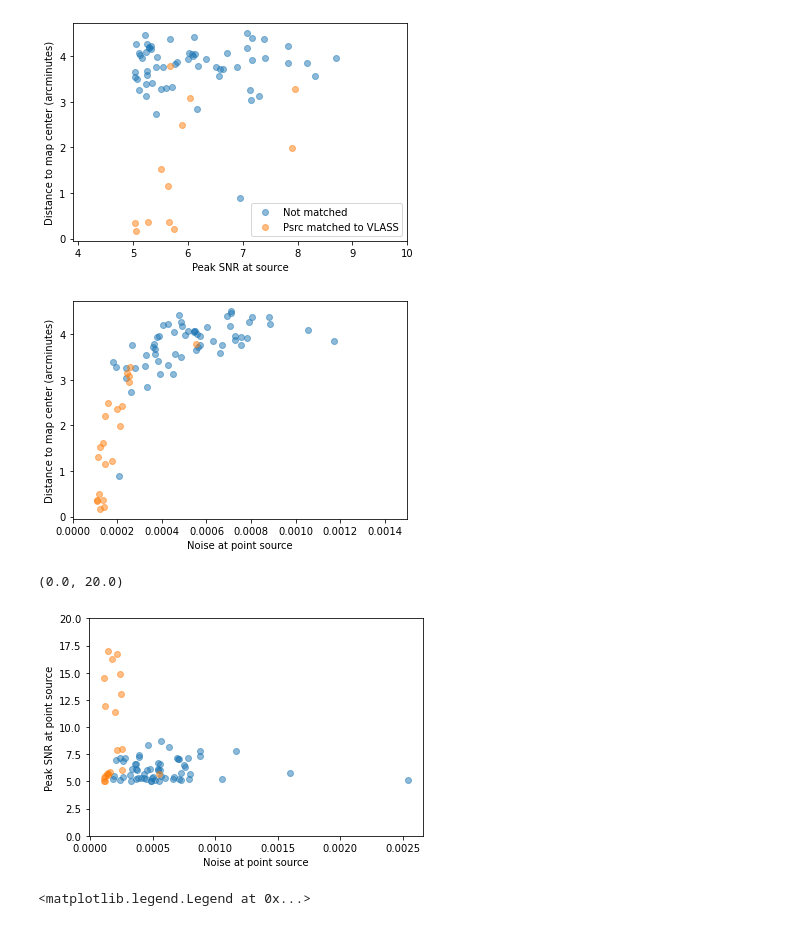
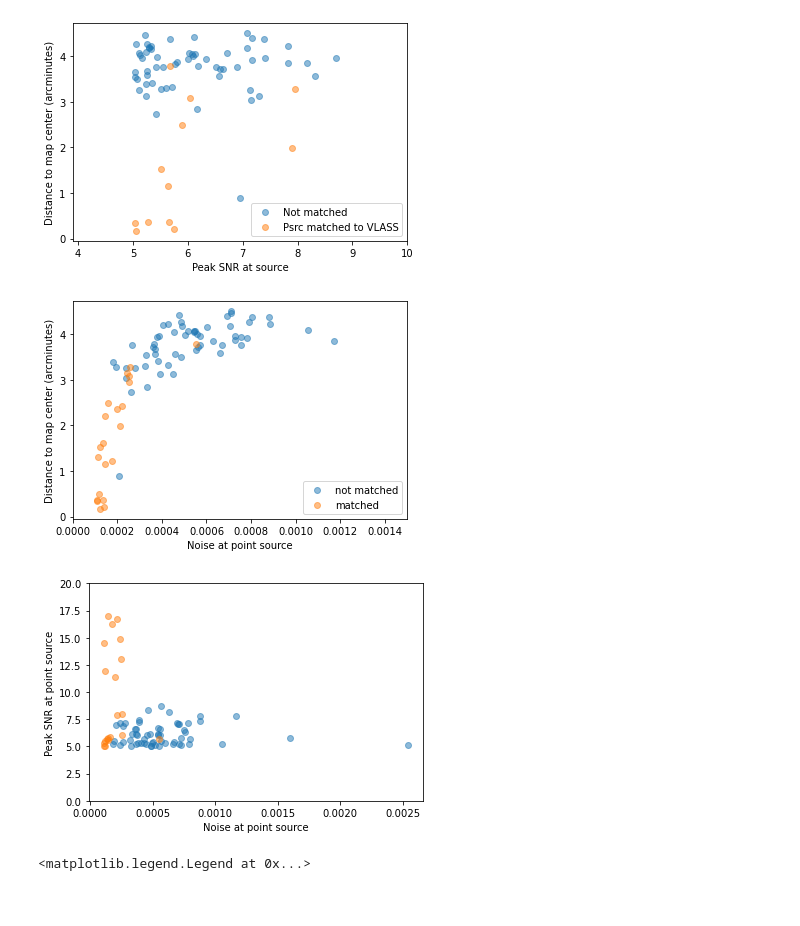
Before and after one commit to karenperezsarmiento/mmpsrc_project, a Jupyter notebook: jupyter_nb/PSRC finder statistics.ipynb, the cells around one changed output. Drawn from its saved outputs; the diff is of its cells as text; code cells hidden in the pictures.

```diff
--- a/jupyter_nb/PSRC finder statistics.ipynb
+++ b/jupyter_nb/PSRC finder statistics.ipynb
@@ -92,22 +92,23 @@ plt.savefig("../analysis_plots/amp_snr_vs_dist_matched_unmatched.png")
 # %% [output]
 [figure]
 # %%
-plt.scatter(f_unmatched["noise_ps_x"],f_unmatched["dist_center_radians_x"]*180/np.pi*60,alpha=0.5)
-plt.scatter(f_matched["noise_ps"],f_matched["dist_center_radians"]*180/np.pi*60,alpha=0.5)
+plt.scatter(f_unmatched["noise_ps_x"],f_unmatched["dist_center_radians_x"]*180/np.pi*60,alpha=0.5,label="not matched")
+plt.scatter(f_matched["noise_ps"],f_matched["dist_center_radians"]*180/np.pi*60,alpha=0.5,label="matched")
 plt.xlabel("Noise at point source")
 plt.ylabel("Distance to map center (arcminutes)")
 plt.xlim(0,0.0015)
+plt.legend()
 plt.savefig("../analysis_plots/noise_at_ps_vs_dist_matched_unmatched.png")
 # %% [output]
-[figure, old version]
+[figure, new version]
 # %%
-plt.scatter(np.abs(f_unmatched["noise_ps_x"]),f_unmatched["amp_snr_x"],alpha=0.5)
-plt.scatter(np.abs(f_matched["noise_ps"]),f_matched["amp_snr"],alpha=0.5)
+plt.scatter(np.abs(f_unmatched["noise_ps_x"]),f_unmatched["amp_snr_x"],alpha=0.5,label="not matched")
+plt.scatter(np.abs(f_matched["noise_ps"]),f_matched["amp_snr"],alpha=0.5,label="matched")
 plt.xlabel("Noise at point source")
 plt.ylabel("Peak SNR at point source")
 plt.ylim(0,20)
+plt.savefig("../analysis_plots/noise_vs_peak_snr.jpeg")
 # %% [output]
-(0.0, 20.0)
 [figure]
 # %%
 plt.scatter(f_matched["hits_ps"],f_matched["dist_center_radians"]*180/np.pi*60,alpha=0.5,label="Psrc matched to VLASS")
```
Also changed, not shown: 8 other files.
